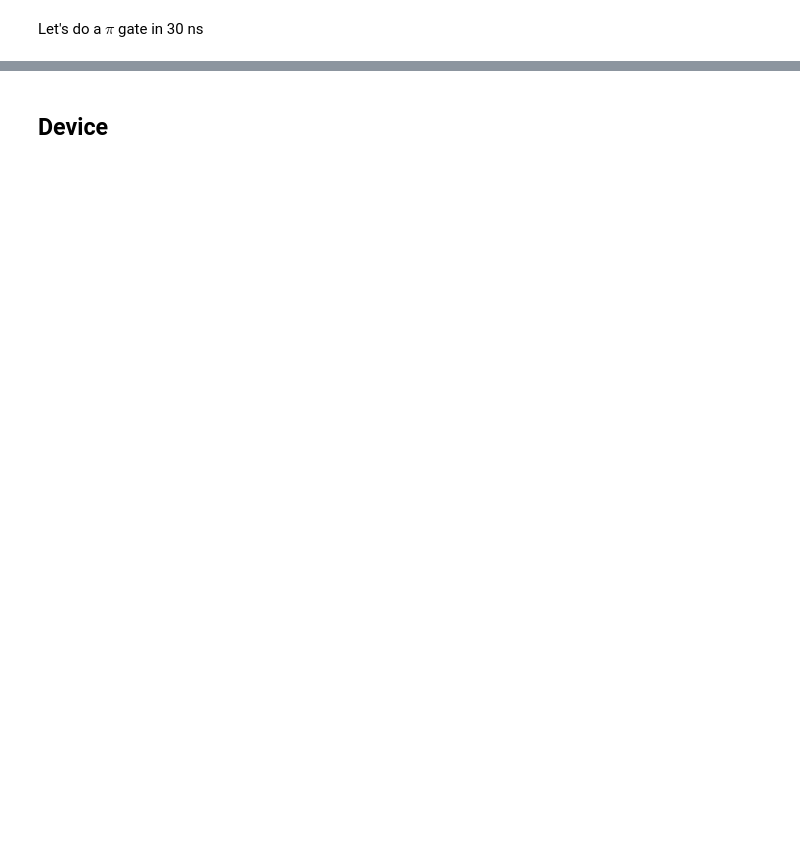
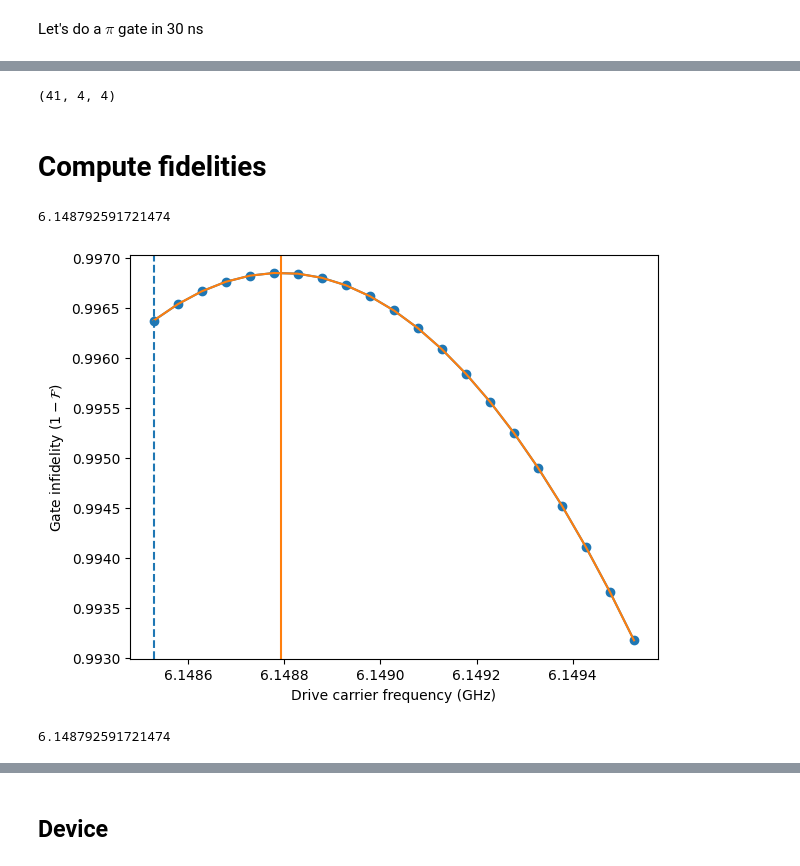
Before and after one commit to TheSQuaD-IQ/blueprint, a Jupyter notebook: notebooks/single_qubit_gate.ipynb, the cells around one changed output, grey strips where cells are left out. Drawn from its saved outputs; the diff is of its cells as text; code cells hidden in the pictures; blank space fills up the shorter version.

Commit message:
Single-qubit gate for DRAG and PTM computation

```diff
--- a/notebooks/single_qubit_gate.ipynb
+++ b/notebooks/single_qubit_gate.ipynb
@@ -62,0 +282,10 @@ Array(6.148535, dtype=float32)
+# %%
+# U0s: Shape ([time_len, *dims, *dims])
+# result.states shape: (batch_size, time_len, *dims, *dims)
+rhos_ptm = U0s[-1] @ result_ptm.states[:, :, -1] @ dq.dag(U0s[-1])
+# rhos_qb = jnp.einsum('tnm,btmk->btnk', U0s, result.states)
+# rhos_qb shape: (batch_size, *dims, *dims)
+
+# exp_ops: Shape (n_expt_values, *dims, *dims)
+metrajs_ptm = jnp.einsum("...nm,emn->...e", rhos_ptm, jnp.array(rho0_ptm)).real
+metrajs_ptm.shape
@@ -62,0 +363,51 @@ Array(6.148535, dtype=float32)
+# %%
+# U0s: Shape ([time_len, *dims, *dims])
+# result.states shape: (batch_size, time_len, *dims, *dims)
+rhos_ptm_drag = U0s[-1] @ result_ptm_drag.states[:, :, -1] @ dq.dag(U0s[-1])
+# rhos_qb = jnp.einsum('tnm,btmk->btnk', U0s, result.states)
+# rhos_qb shape: (batch_size, *dims, *dims)
+
+# exp_ops: Shape (n_expt_values, *dims, *dims)
+metrajs_ptm_drag = jnp.einsum(
+    "...nm,emn->...e", rhos_ptm_drag, jnp.array(rho0_ptm)
+).real
+metrajs_ptm_drag.shape
+# %% [output]
+(41, 4, 4)
+# %% [markdown]
+# Compute fidelities
+# %%
+# Target PTM for a X(pi) gate
+target_ptm_op = jnp.diag(jnp.array([1, 1, -1, -1]))
+# %%
+fidelities = []
+for carrier_freq_idx in range(len(metrajs_ptm)):
+    PTM = metrajs_ptm[carrier_freq_idx, :, :]
+    fidel = gate_fidelity(PTM, target_ptm_op=target_ptm_op)
+    fidelities.append(fidel)
+fidelities = np.array(fidelities)
+# %%
+polyfit_result = np.polyfit(np.array(carrier_freqs), fidelities, deg=2)
+optimal_freq = -polyfit_result[1] / (2 * polyfit_result[0])
+optimal_freq
+# %% [output]
+6.148792591721474
+# %%
+plt.plot(carrier_freqs, fidelities, "-o")
+plt.plot(
+    carrier_freqs,
+    polyfit_result[0] * carrier_freqs**2
+    + polyfit_result[1] * carrier_freqs
+    + polyfit_result[2],
+)
+plt.axvline(optimal_freq, c="C1")
+plt.axvline(device.qubits[0].frequency, ls="--")
+plt.xlabel("Drive carrier frequency (GHz)")
+plt.ylabel(r"Gate infidelity $(1-\mathcal{F})$")
+plt.tight_layout()
+# %% [output]
+[figure, added]
+# %%
+optimal_freq
+# %% [output]
+6.148792591721474
```
Also changed, not shown: parts of 79 cells of this notebook, 2 other files.
